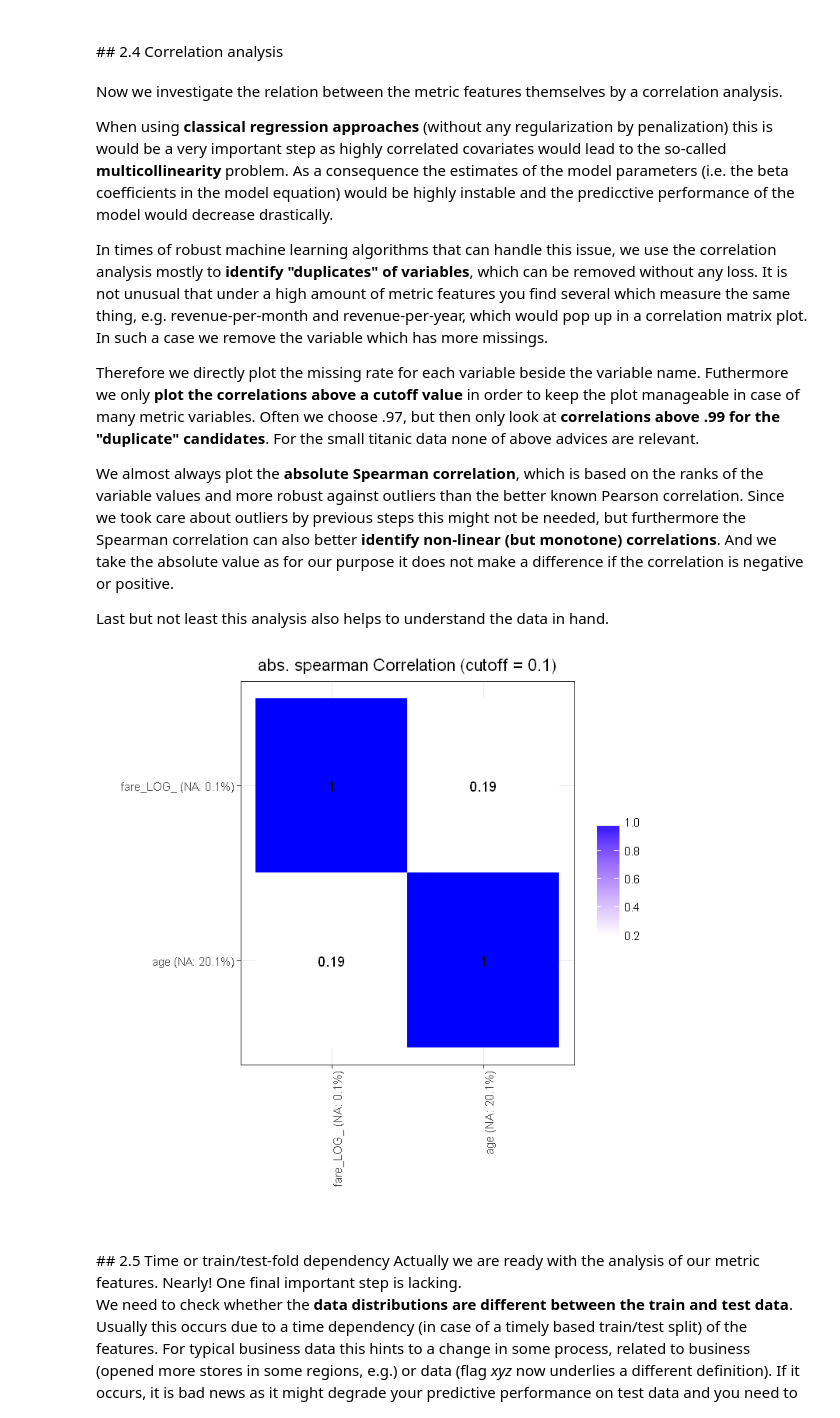
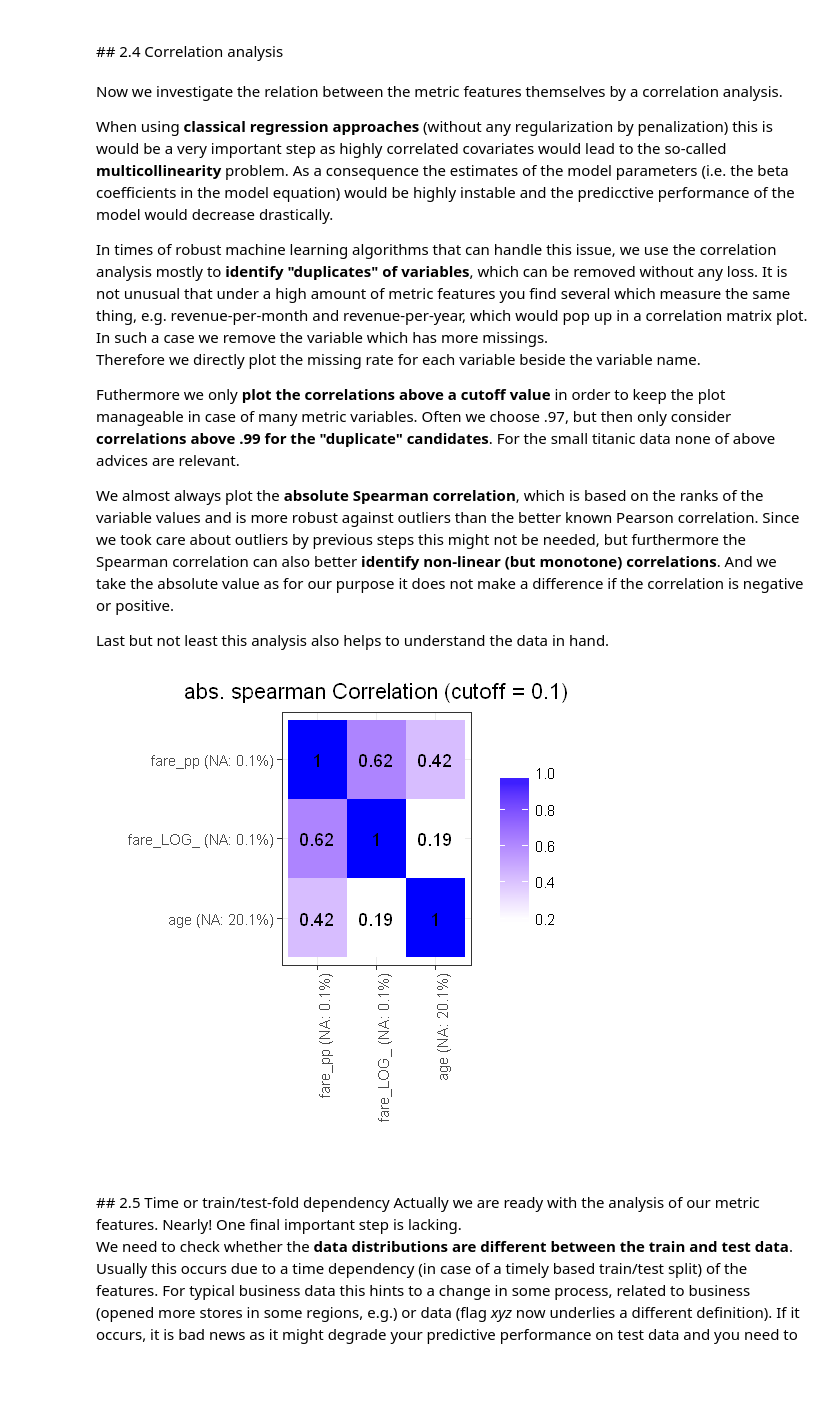
Before and after one commit to uwpz/PredMod_Template, a Jupyter notebook: notebooks/1_explore_R.ipynb, the cells around one changed output. Saved outputs shown, nothing was run; the diff lists cells and outputs as text; code cells hidden in the pictures; blank space fills up the shorter version.

```diff
--- a/notebooks/1_explore_R.ipynb
+++ b/notebooks/1_explore_R.ipynb
@@ -137,6 +140,6 @@ We first define the names of the metric covariates in a simple character vector.
 # %%
 # Define metric covariates
-metr = c("age","fare")
+metr = c("age","fare","fare_pp")
 setdiff(metr, colnames(df)) #all variables in data?
 summary(df[metr])
 # %% [output]
@@ -242,6 +248,6 @@ An easy approach to handle outliers is to **winsorize the data**, i.e. set all v
 # %%
 # Winsorize
-df[metr] = map(df[metr], ~ winsorize(., 0.01, 0.99)) #hint: one might want to plot again before deciding for forthcoming log-trafo
+df[metr] = map(df[metr], ~ winsorize(., NULL, 0.99)) #hint: one might want to plot again before deciding for forthcoming log-trafo
 # %% [markdown]
 Skewness: The most common case are **right-skewed** variables as you often face features that are unrestricted to the right but restricted to the left by zero. This kind of skewness can often be fixed a **log-transformation**. A more flexible alternative is the so-called Box-Cox trafo for which the log trafo is a special case. The Box-Cox seeks for normality which is useful but not absoutely needed.
 # %%
@@ -321,20 +339,21 @@ Now we investigate the relation between the metric features themselves by a corr
 When using **classical regression approaches** (without any regularization by penalization) this is would be a very important step as highly correlated covariates would lead to the so-called **multicollinearity** problem. As a consequence the estimates of the model parameters (i.e. the beta coefficients in the model equation) would be highly instable and the predicctive performance of the model would decrease drastically.
 
 In times of robust machine learning algorithms that can handle this issue, we use the correlation analysis mostly to **identify "duplicates" of variables**, which can be removed without any loss. It is not unusual that under a high amount of metric features you find several which measure the same thing, e.g. revenue-per-month and revenue-per-year, which would pop up in a correlation matrix plot. In such a case we remove the variable which has more missings.
+Therefore we directly plot the missing rate for each variable beside the variable name.
 
-Therefore we directly plot the missing rate for each variable beside the variable name. Futhermore we only **plot the correlations above a cutoff value** in order to keep the plot manageable in case of many metric variables. Often we choose .97, but then only look at **correlations above .99 for the "duplicate" candidates**. For the small titanic data none of above advices are relevant.
+Futhermore we only **plot the correlations above a cutoff value** in order to keep the plot manageable in case of many metric variables. Often we choose .97, but then only consider **correlations above .99 for the "duplicate" candidates**. For the small titanic data none of above advices are relevant.
 
-We almost always plot the **absolute Spearman correlation**, which is based on the ranks of the variable values and more robust against outliers than the better known Pearson correlation. Since we took care about outliers by previous steps this might not be needed, but furthermore the Spearman correlation can also better **identify non-linear (but monotone) correlations**. And we take the absolute value as for our purpose it does not make a difference if the correlation is negative or positive.
+We almost always plot the **absolute Spearman correlation**, which is based on the ranks of the variable values and is more robust against outliers than the better known Pearson correlation. Since we took care about outliers by previous steps this might not be needed, but furthermore the Spearman correlation can also better **identify non-linear (but monotone) correlations**. And we take the absolute value as for our purpose it does not make a difference if the correlation is negative or positive.
 
 Last but not least this analysis also helps to understand the data in hand.
 # %%
 # Plot absolute spearman correlation for metric features
 plot = get_plot_corr(df, input_type = "metr", vars = metr,
                      missinfo = misspct, cutoff = 0.1) #plot all variables with at least one correlation above 0.1
-options(repr.plot.width = 6, repr.plot.height = 6) #adapt this for different resolution
+options(repr.plot.width = 4, repr.plot.height = 4) #adapt this for different resolution
 plot
 # %% [output]
-[figure, old version]
+[figure, new version]
 # %%
 # Remove highly/perfectly (>=99%) correlated variables (i.e. the ones with less NA!)
 remove = c("xxx") #put at xxx the variables to remove
```
Also changed, not shown: parts of 39 cells of this notebook.
